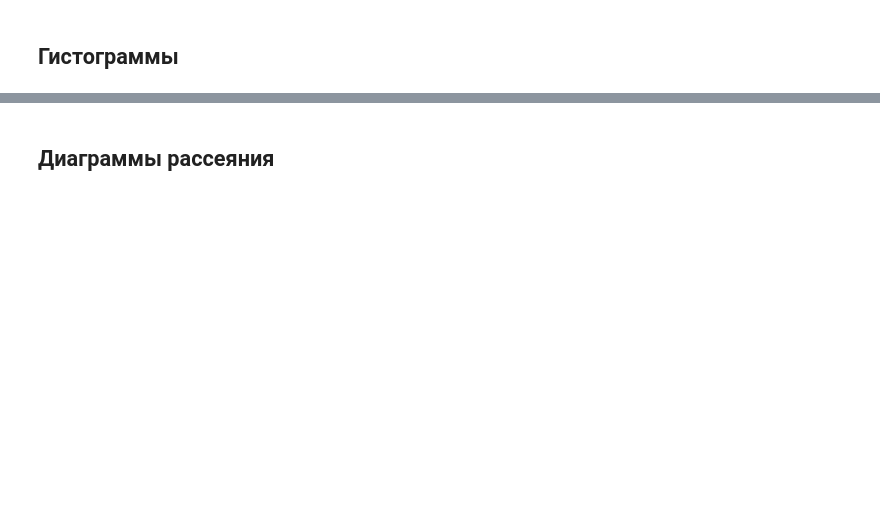
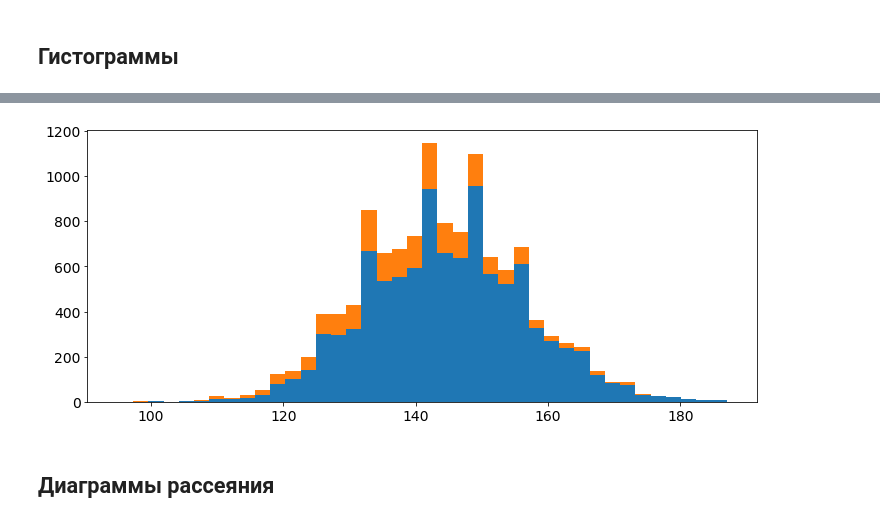
Before and after one commit to NSU-Programming/lectures2021, a Jupyter notebook: L8_matplotlib.ipynb, the cells around one changed output, grey strips where cells are left out. Saved outputs shown, nothing was run; the diff lists cells and outputs as text; code cells hidden in the pictures; blank space fills up the shorter version.

```diff
--- a/L8_matplotlib.ipynb
+++ b/L8_matplotlib.ipynb
@@ -184,12 +205,14 @@ plt.tight_layout();
 # %%
 rg = np.random.default_rng(11)
 data1 = rg.poisson(145, 10**4)
 data2 = rg.poisson(140, 2*10**3)
 
 plt.figure(figsize=figsize)
-plt.hist([data1, data2], bins=40);
+# plt.hist([data1, data2], bins=40);
 # plt.hist([data1, data2], bins=40, histtype='step');
-# plt.hist([data1, data2], bins=40, stacked=True);
+plt.hist([data1, data2], bins=40, stacked=True);
+# %% [output]
+[figure, added]
 # %% [markdown]
 ## Диаграммы рассеяния
 # %%
```
Also changed, not shown: parts of 50 cells of this notebook, 4 other files.
